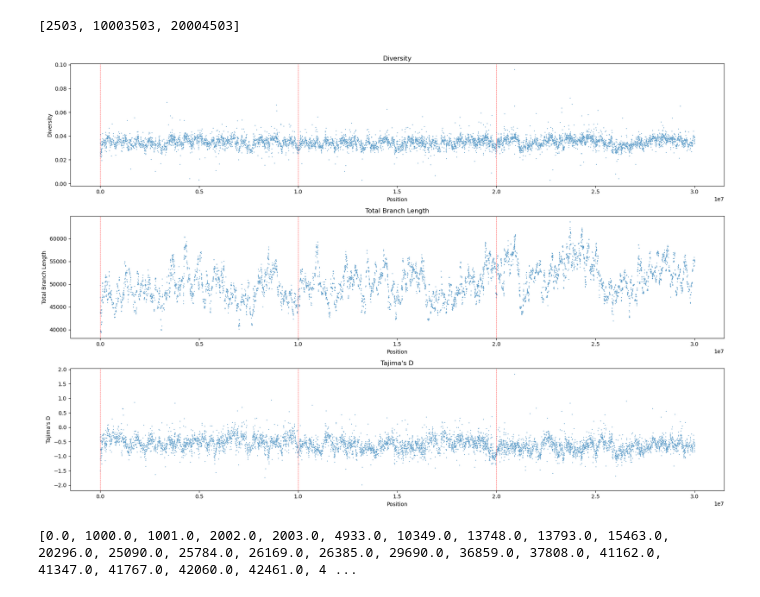
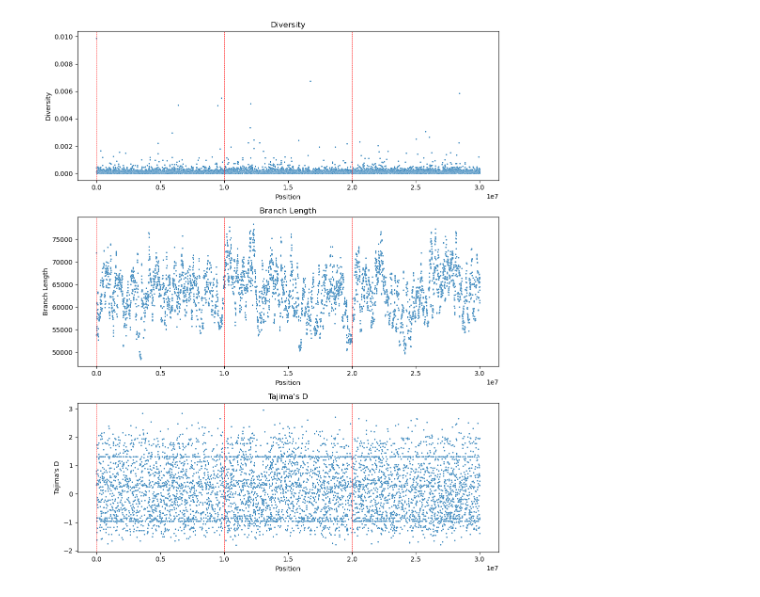
Before and after one commit to munch-group/davide-intern, a Jupyter notebook: notebooks/02_tsdf.ipynb, the cells around one changed output. Cells and saved outputs as stored; diff of their text form; code cells hidden in the pictures.

```diff
--- a/notebooks/02_tsdf.ipynb
+++ b/notebooks/02_tsdf.ipynb
@@ -8,4 +8,4 @@ import sys
 import os
 import re
 # %%
-plt.rcParams['lines.markersize'] = 6
+plt.rcParams['lines.markersize'] = 18
@@ -94,5 +20,5 @@ df
 # %%
-df = pd.read_hdf("../steps/processed_tree_seqs/A_3__N_1000__u_0.0000050000__r_0.0000000500__S_200_2.h5")
+df = pd.read_hdf("../steps/processed_tree_seqs/A_3__N_1000__u_0.0000050000__r_0.0000000005__S_20_0.h5")
 # %%
 df
 # %% [output]
@@ -130,27 +42,21 @@ filtered_df
 # %%
 df = filtered_df
-# %%
-amplicon_intervals = [(2003, 3003), (10003003, 10004003), (20004003, 20005003)]
-amplicon_average_positions = [(sum(e) // 2) for e in amplicon_intervals]
-amplicon_average_positions
-# %% [output]
-[2503, 10003503, 20004503]
 # %%
+amplicon_intervals = [(2003, 3003), (10003003, 10004003), (20004003, 20005003)]
+amplicon_average_positions = [(sum(e) // 2) for e in amplicon_intervals]
+amplicon_average_positions
+df = df.iloc[:,:4] #taking only relevant columns
 num_cols = len(df.columns) - 1
-fig, axes = plt.subplots(nrows=num_cols, ncols=1, figsize=(18, num_cols*4))
+fig, axes = plt.subplots(nrows=num_cols, ncols=1, figsize=(10, num_cols*4))
 
 
 for i, col in enumerate(df.columns[1:]):
-    sns.scatterplot(data=df, x='Position', y=col, ax=axes[i], s=2)
+    sns.scatterplot(data=df, x='Position', y=col, ax=axes[i], s=5)
     axes[i].set_title(f'{col}')
     for vline in amplicon_average_positions:
         axes[i].axvline(x = vline, color='red', linestyle='--', lw = 0.5)
 
 plt.tight_layout()
 plt.show()
 # %% [output]
-[figure, old version]
+[figure, new version]
-# %%
-print(list(ts.breakpoints()))
-# %% [output]
-[0.0, 1000.0, 1001.0, 2002.0, 2003.0, 4933.0, 10349.0, 13748.0, 13793.0, 15463.0, 20296.0, 25090.0, 25784.0, 26169.0, 26385.0, 29690.0, 36859.0, 37808.0, 41162.0, 41347.0, 41767.0, 42060.0, 42461.0, 4 ...
```
Also changed, not shown: parts of 16 cells of this notebook, 3 other files.
